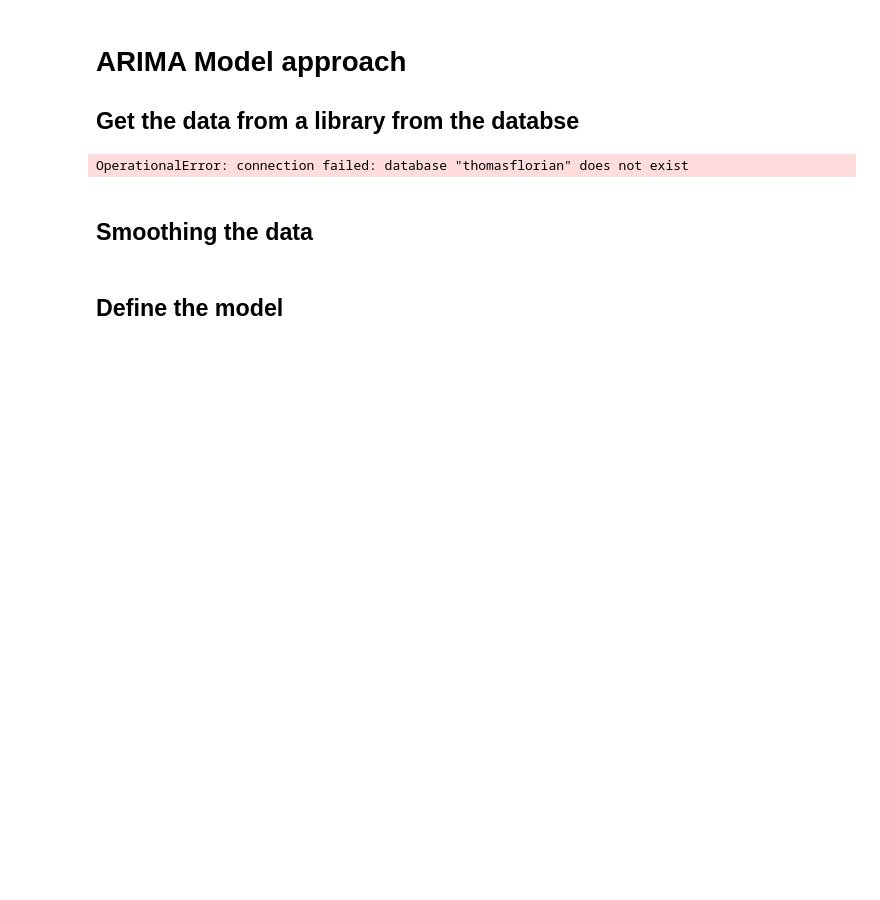
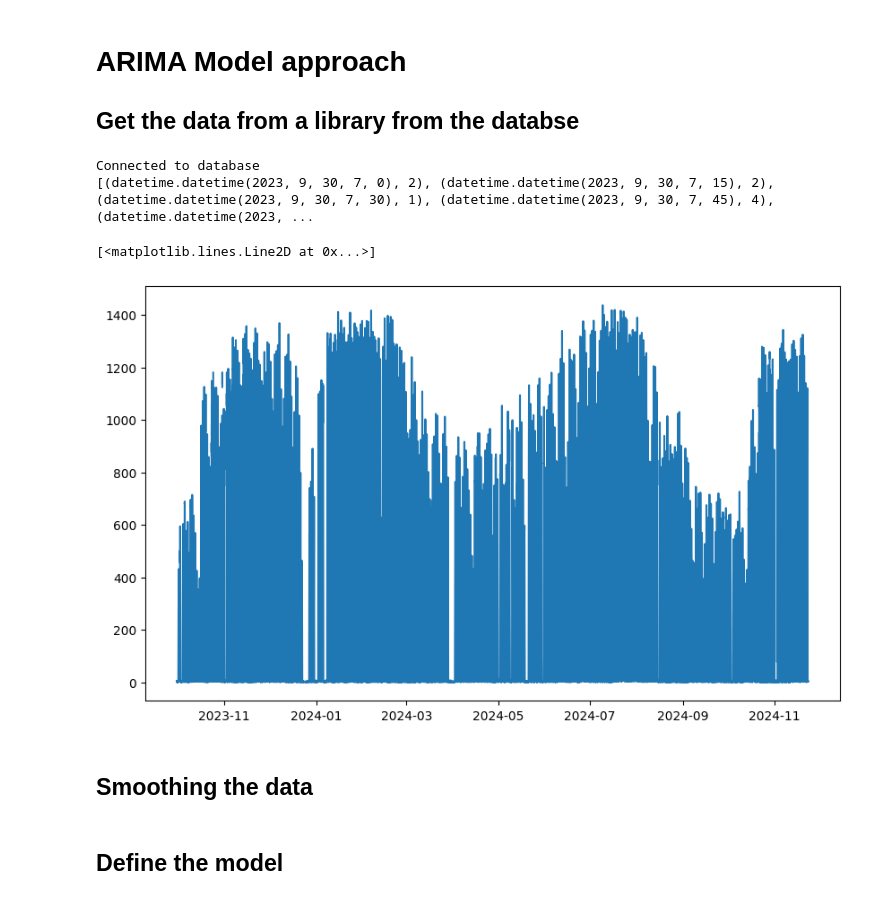
Before and after one commit to bibradar/ml, a Jupyter notebook: train/arima.ipynb, the cells around one changed output. Drawn from its saved outputs; the diff is of its cells as text; code cells hidden in the pictures; blank space fills up the shorter version.

```diff
--- a/train/arima.ipynb
+++ b/train/arima.ipynb
@@ -5,14 +5,21 @@
 # %%
 from dotenv import load_dotenv
 from ml.data.get_data import get_data_frame
+import matplotlib.pyplot as plt
 
 load_dotenv("ml/.env")
 
 library_id = 1
 data = get_data_frame(library_id)
-print(data)
+
+# Plotting
+plt.figure(figsize=(10, 6))
+plt.plot(data["timestamp"], data["user_count"], label="Users")
 # %% [output]
-OperationalError: connection failed: database "thomasflorian" does not exist
+Connected to database
+[(datetime.datetime(2023, 9, 30, 7, 0), 2), (datetime.datetime(2023, 9, 30, 7, 15), 2), (datetime.datetime(2023, 9, 30, 7, 30), 1), (datetime.datetime(2023, 9, 30, 7, 45), 4), (datetime.datetime(2023, ...
+[<matplotlib.lines.Line2D at 0x...>]
+[figure, added]
 # %% [markdown]
 ## Smoothing the data
 # %%
```
Also changed, not shown: parts of 3 cells of this notebook, 4 other files.
